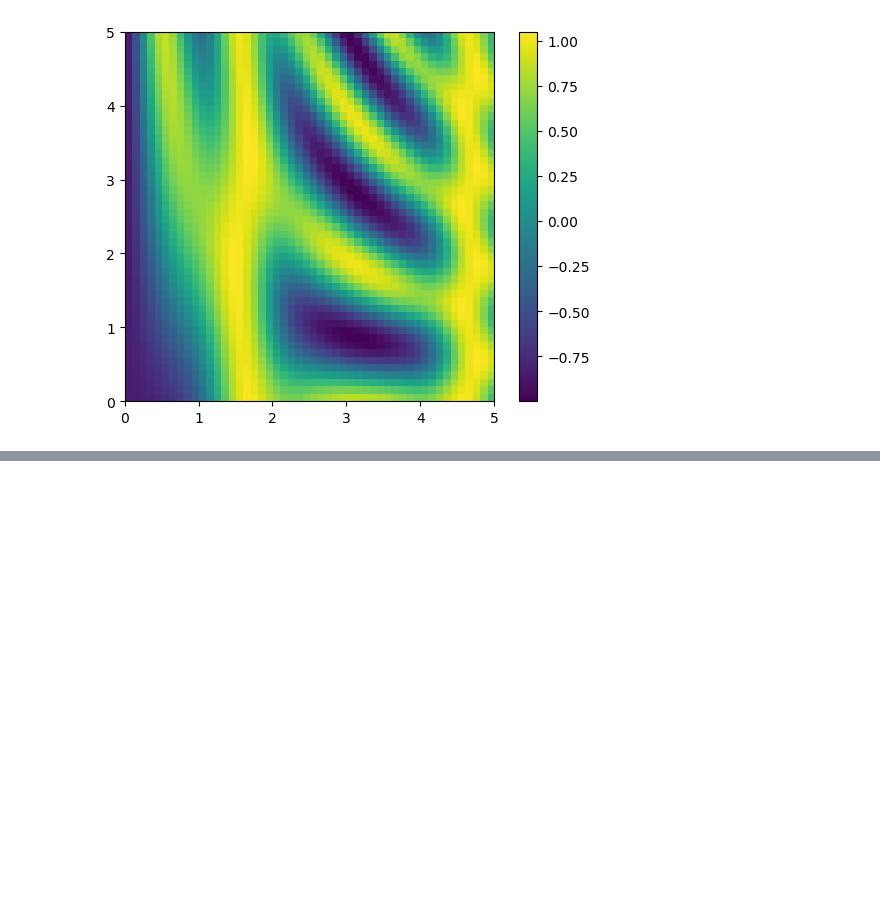
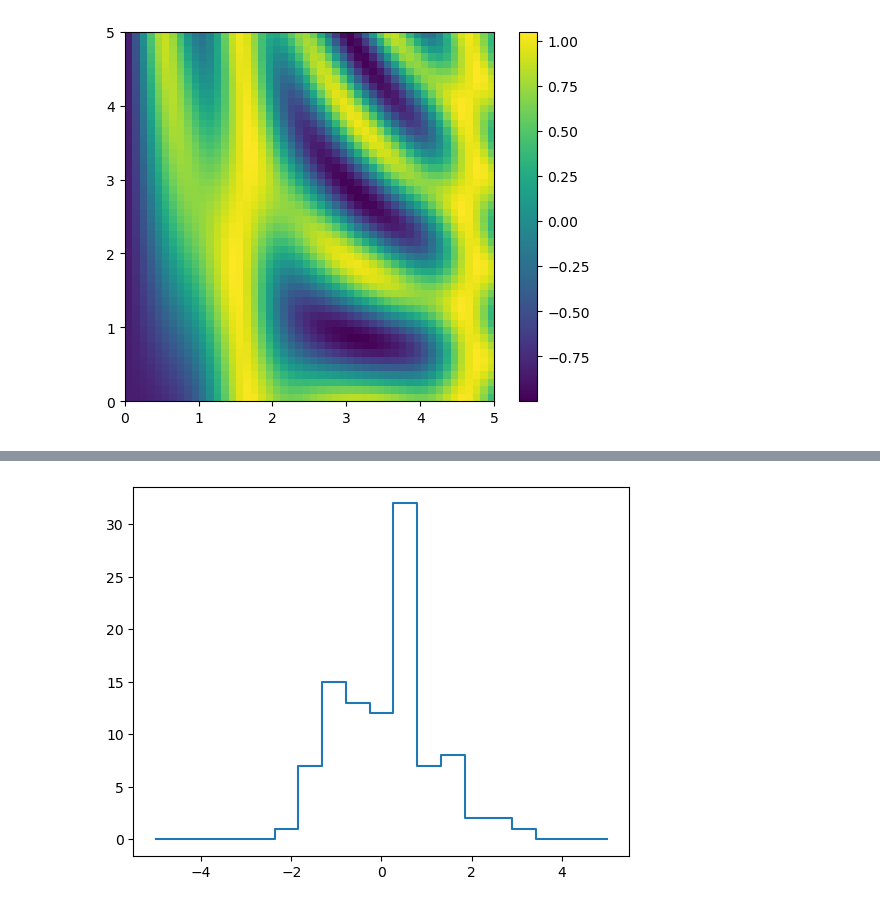
Before and after one commit to GersonFeDutra/Python-exercises, a Jupyter notebook: Ciência dos Dados/numpy/app/Numpy_Test.ipynb, the cells around one changed output, grey strips where cells are left out. Saved outputs shown, nothing was run; the diff lists cells and outputs as text; code cells hidden in the pictures; blank space fills up the shorter version.

```diff
--- a/Ciência dos Dados/numpy/app/Numpy_Test.ipynb
+++ b/Ciência dos Dados/numpy/app/Numpy_Test.ipynb
@@ -788,0 +1020,16 @@ plt.show()
+# %%
+rng = np.random.default_rng(seed=1701)
+x = rng.normal(size=100)
+# compute a histogram by hand
+bins = np.linspace(-5, 5, 20)
+counts = np.zeros_like(bins)
+# find the appropriate bin for each x
+i = np.searchsorted(bins, x)
+# add 1 to each of these bins
+np.add.at(counts, i, 1)
+
+# plot the results
+plt.plot(bins, counts, drawstyle='steps')
+plt.show()  # A histogram computed by hand
+# %% [output]
+[figure, added]
```
Also changed, not shown: parts of 47 cells of this notebook.
